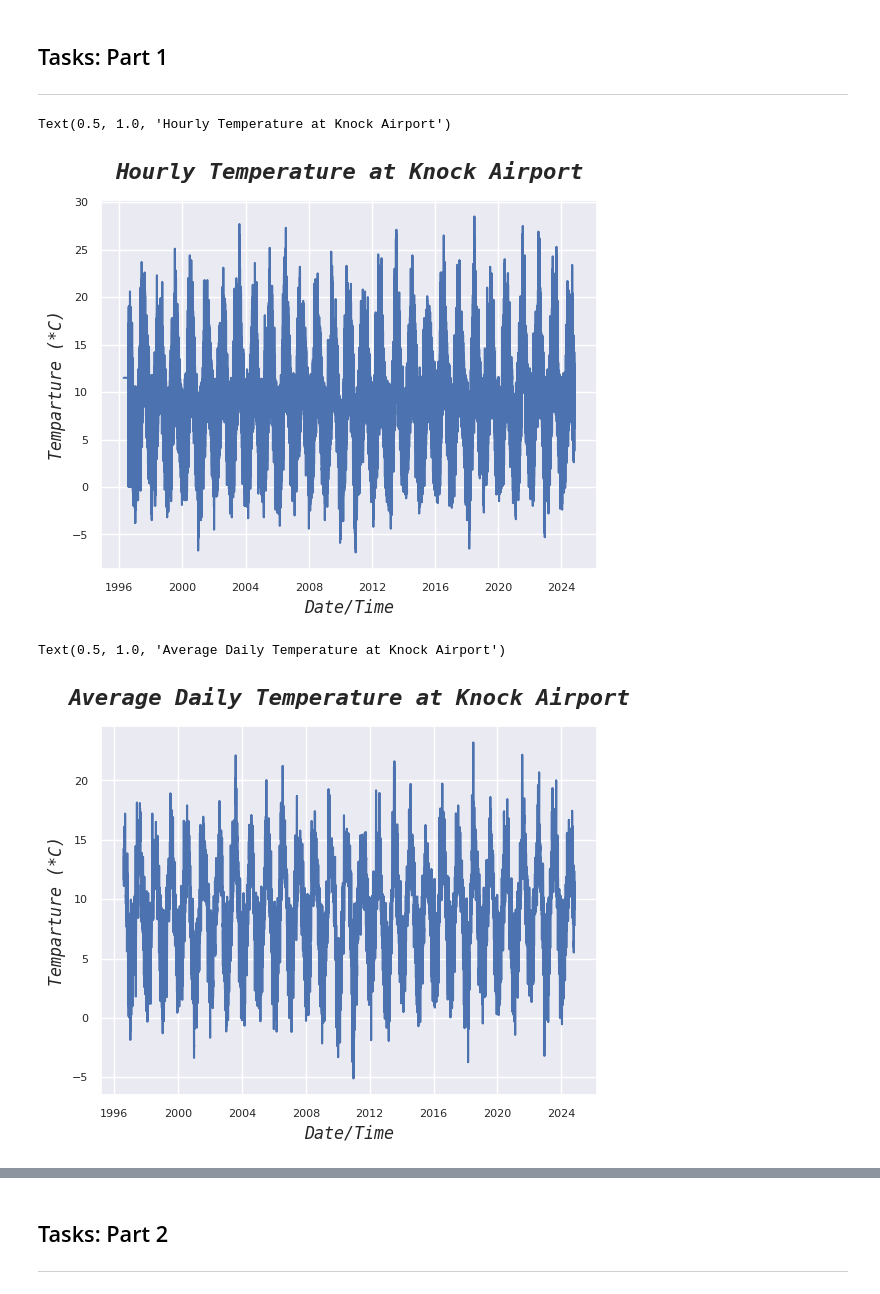
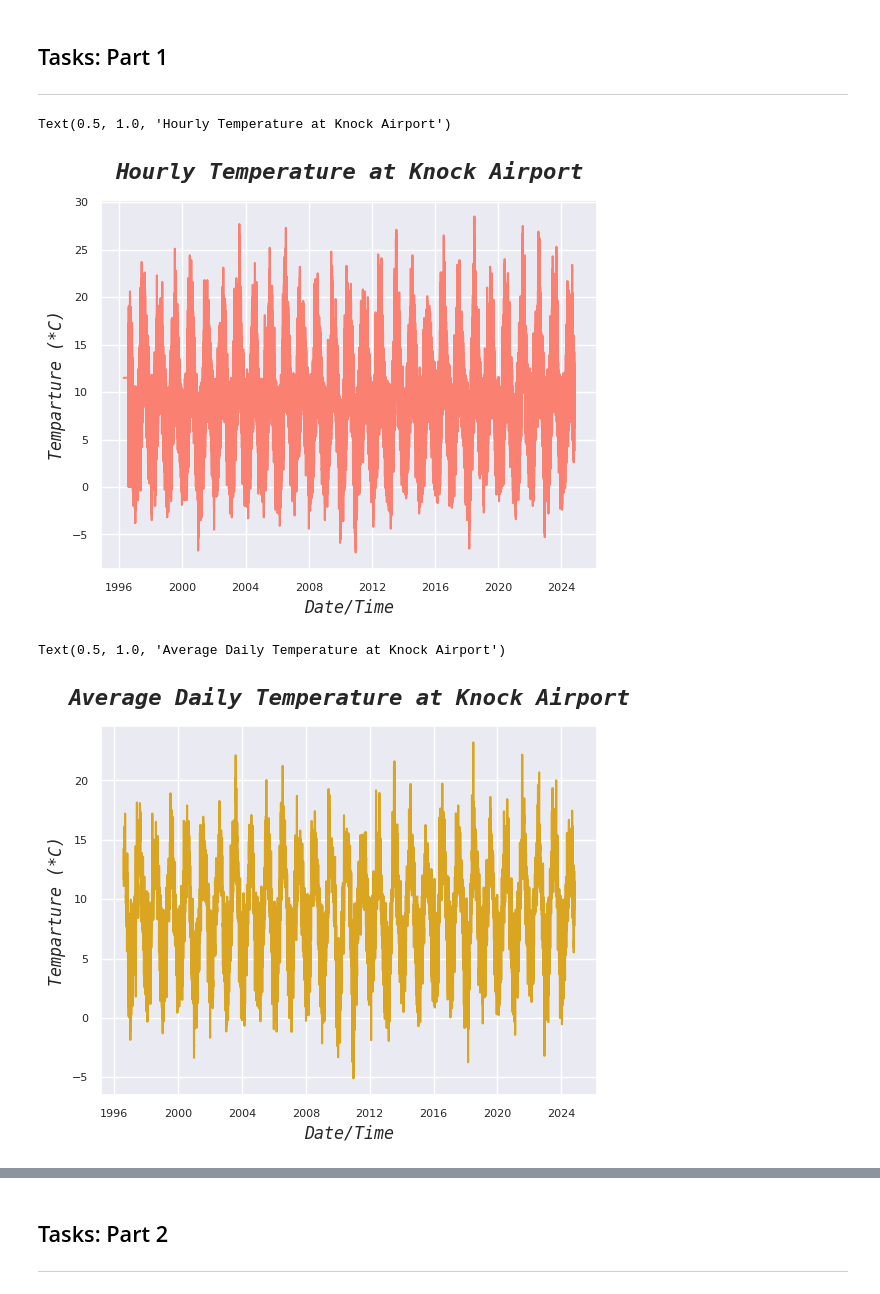
Before and after one commit to NeilTynan/4369, a Jupyter notebook: assignments/assignment 6/assignment_6_Weather.ipynb, the cells around one changed output, grey strips where cells are left out. Saved outputs shown, nothing was run; the diff lists cells and outputs as text; code cells hidden in the pictures.

```diff
--- a/assignments/assignment 6/assignment_6_Weather.ipynb
+++ b/assignments/assignment 6/assignment_6_Weather.ipynb
@@ -32,23 +32,23 @@ df.head(3)
 # %%
 # The temperature
 
 sns.set_theme(style="darkgrid")
-ax= sns.lineplot(data=df, x="date", y="temp")
+ax= sns.lineplot(data=df, x="date", y="temp", color='salmon')
 ax.tick_params(axis='x', labelsize=8)
 ax.tick_params(axis='y', labelsize=8)
 ax.set_xlabel('Date/Time', fontsize=12, style='italic', family='monospace')
 ax.set_ylabel('Temparture (*C)', fontsize=12, style='italic', family='monospace')
 ax.set_title('Hourly Temperature at Knock Airport', fontsize=16, fontweight='bold', style='italic', family='monospace', pad =15)
 # %% [output]
 Text(0.5, 1.0, 'Hourly Temperature at Knock Airport')
-[figure, old version]
+[figure, new version]
 # %%
 # The mean temperature each day
 
 tempy = df["temp"].resample('1d').mean()
 
 sns.set_theme(style="darkgrid")
-ax= sns.lineplot(data=df, x="date", y=tempy)
+ax= sns.lineplot(data=df, x="date", y=tempy, color= 'goldenrod')
 ax.tick_params(axis='x', labelsize=8)
 ax.tick_params(axis='y', labelsize=8)
 ax.set_xlabel('Date/Time', fontsize=12, style='italic', family='monospace')
@@ -56,7 +56,7 @@ ax.set_ylabel('Temparture (*C)', fontsize=12, style='italic', family='monospace'
 ax.set_title('Average Daily Temperature at Knock Airport', fontsize=16, fontweight='bold', style='italic', family='monospace', pad =15)
 # %% [output]
 Text(0.5, 1.0, 'Average Daily Temperature at Knock Airport')
-[figure, old version]
+[figure, new version]
 # %%
 # The mean temperature for each month
 
```
Also changed, not shown: parts of 5 cells of this notebook.
